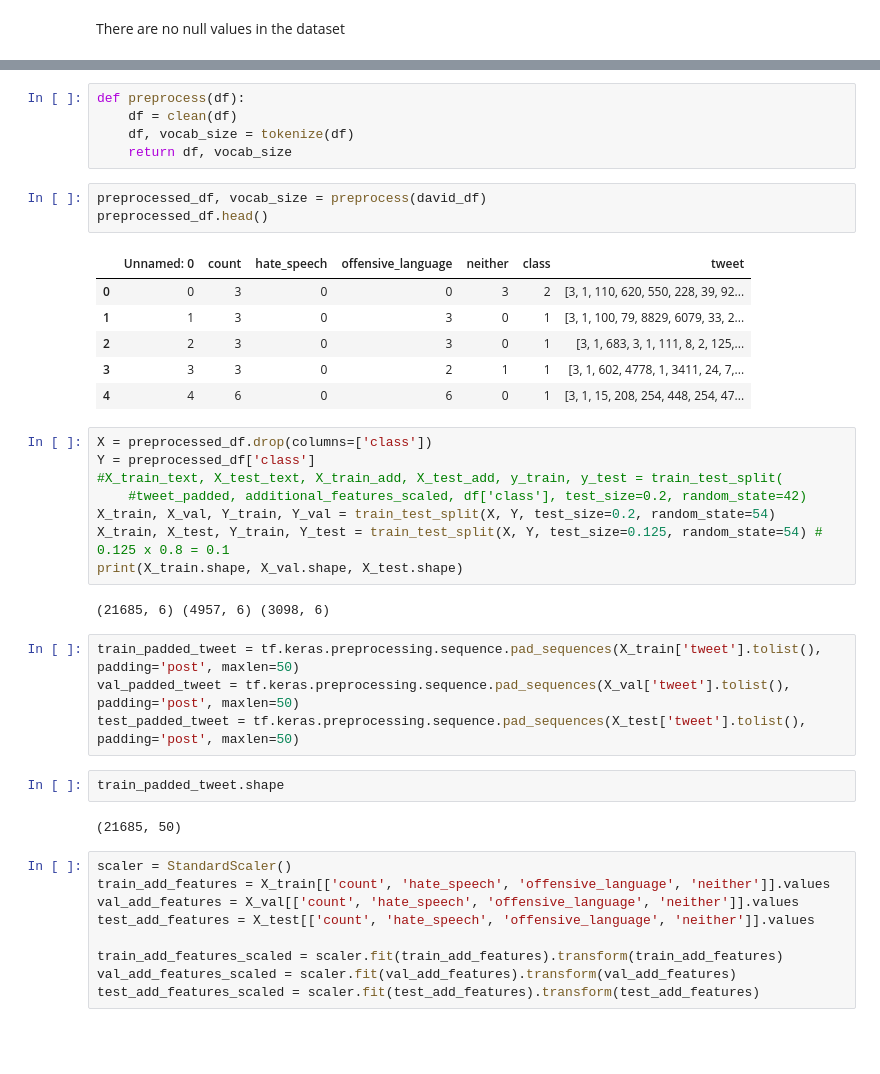
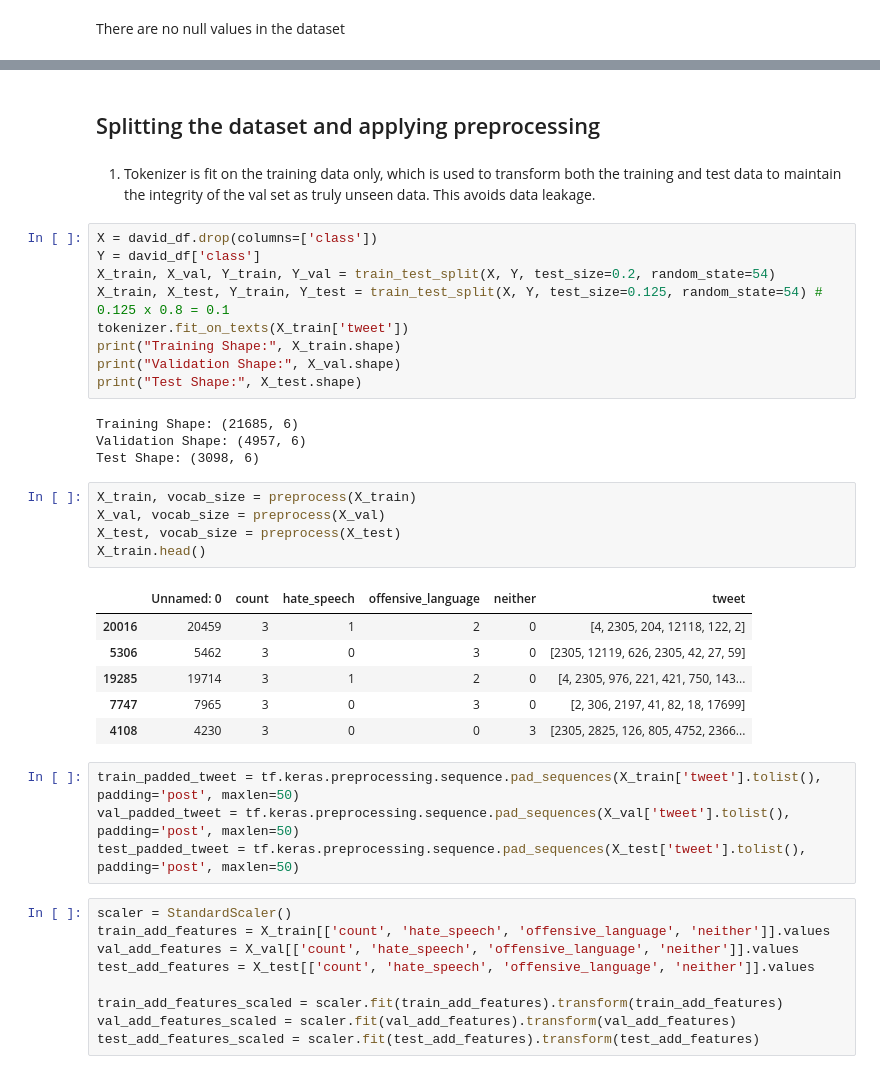
Before and after one commit to alkkuma1/hate_speech_detection, a Jupyter notebook: davidson_hatespeech.ipynb, the cells around one changed output, grey strips where cells are left out. Saved outputs shown, nothing was run; the diff lists cells and outputs as text; blank space fills up the shorter version.

```diff
--- a/davidson_hatespeech.ipynb
+++ b/davidson_hatespeech.ipynb
@@ -94,36 +123,36 @@ def tokenize(df):
-# %%
-def preprocess(df):
-    df = clean(df)
-    df, vocab_size = tokenize(df)
-    return df, vocab_size
-# %%
-preprocessed_df, vocab_size = preprocess(david_df)
-preprocessed_df.head()
-# %% [output]
-|  | Unnamed: 0 | count | hate_speech | offensive_language | neither | class | tweet |
-| 0 | 0 | 3 | 0 | 0 | 3 | 2 | [3, 1, 110, 620, 550, 228, 39, 92... |
-| 1 | 1 | 3 | 0 | 3 | 0 | 1 | [3, 1, 100, 79, 8829, 6079, 33, 2... |
-| 2 | 2 | 3 | 0 | 3 | 0 | 1 | [3, 1, 683, 3, 1, 111, 8, 2, 125,... |
-| 3 | 3 | 3 | 0 | 2 | 1 | 1 | [3, 1, 602, 4778, 1, 3411, 24, 7,... |
-| 4 | 4 | 6 | 0 | 6 | 0 | 1 | [3, 1, 15, 208, 254, 448, 254, 47... |
+# %% [markdown]
+## Splitting the dataset and applying preprocessing
+# %% [markdown]
+1. Tokenizer is fit on the training data only, which is used to transform both the training and test data to maintain the integrity of the val set as truly unseen data. This avoids data leakage.
 # %%
-X = preprocessed_df.drop(columns=['class'])
-Y = preprocessed_df['class']
-#X_train_text, X_test_text, X_train_add, X_test_add, y_train, y_test = train_test_split(
-    #tweet_padded, additional_features_scaled, df['class'], test_size=0.2, random_state=42)
+X = david_df.drop(columns=['class'])
+Y = david_df['class']
 X_train, X_val, Y_train, Y_val = train_test_split(X, Y, test_size=0.2, random_state=54)
 X_train, X_test, Y_train, Y_test = train_test_split(X, Y, test_size=0.125, random_state=54) # 0.125 x 0.8 = 0.1
-print(X_train.shape, X_val.shape, X_test.shape)
+tokenizer.fit_on_texts(X_train['tweet'])
+print("Training Shape:", X_train.shape)
+print("Validation Shape:", X_val.shape)
+print("Test Shape:", X_test.shape)
 # %% [output]
-(21685, 6) (4957, 6) (3098, 6)
+Training Shape: (21685, 6)
+Validation Shape: (4957, 6)
+Test Shape: (3098, 6)
+# %%
+X_train, vocab_size = preprocess(X_train)
+X_val, vocab_size = preprocess(X_val)
+X_test, vocab_size = preprocess(X_test)
+X_train.head()
+# %% [output]
+|  | Unnamed: 0 | count | hate_speech | offensive_language | neither | tweet |
+| 20016 | 20459 | 3 | 1 | 2 | 0 | [4, 2305, 204, 12118, 122, 2] |
+| 5306 | 5462 | 3 | 0 | 3 | 0 | [2305, 12119, 626, 2305, 42, 27, 59] |
+| 19285 | 19714 | 3 | 1 | 2 | 0 | [4, 2305, 976, 221, 421, 750, 143... |
+| 7747 | 7965 | 3 | 0 | 3 | 0 | [2, 306, 2197, 41, 82, 18, 17699] |
+| 4108 | 4230 | 3 | 0 | 0 | 3 | [2305, 2825, 126, 805, 4752, 2366... |
 # %%
 train_padded_tweet = tf.keras.preprocessing.sequence.pad_sequences(X_train['tweet'].tolist(), padding='post', maxlen=50)
 val_padded_tweet = tf.keras.preprocessing.sequence.pad_sequences(X_val['tweet'].tolist(), padding='post', maxlen=50)
 test_padded_tweet = tf.keras.preprocessing.sequence.pad_sequences(X_test['tweet'].tolist(), padding='post', maxlen=50)
-# %%
-train_padded_tweet.shape
-# %% [output]
-(21685, 50)
 # %%
 scaler = StandardScaler()
 train_add_features = X_train[['count', 'hate_speech', 'offensive_language', 'neither']].values
```
Also changed, not shown: parts of 21 cells of this notebook.
